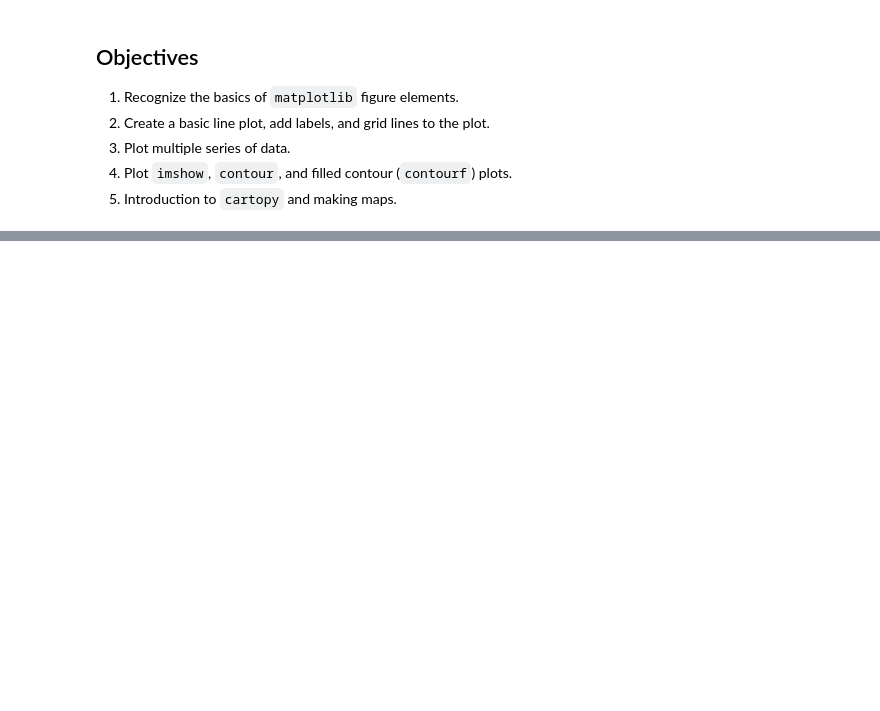
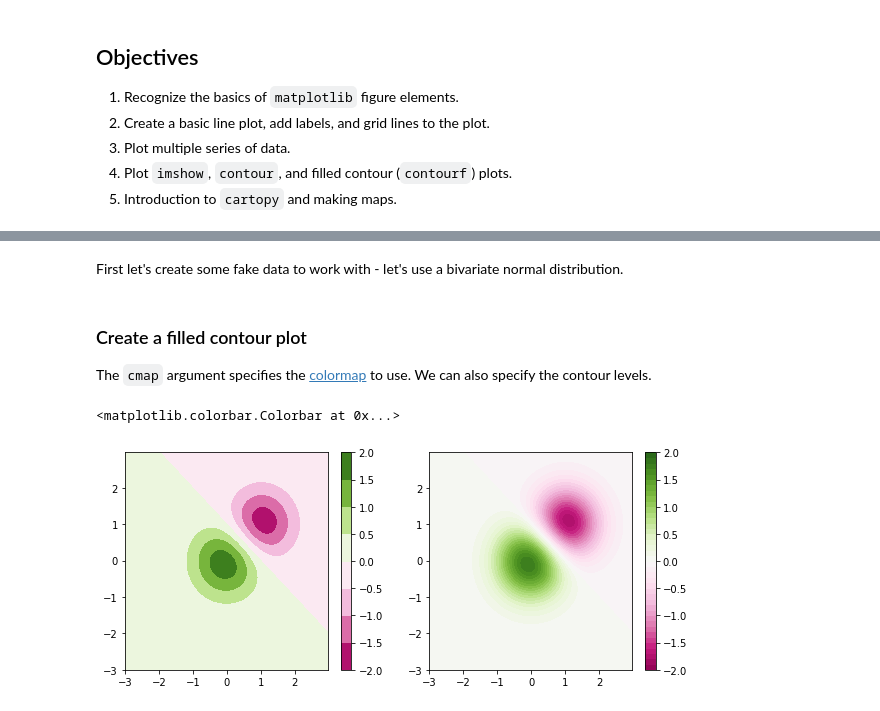
Before and after one commit to ncar-hackathons/hands-on-examples, a Jupyter notebook: presentations/visualization-I.ipynb, the cells around one changed output, grey strips where cells are left out. Drawn from its saved outputs; the diff is of its cells as text; code cells hidden in the pictures; blank space fills up the shorter version.

```diff
--- a/presentations/visualization-I.ipynb
+++ b/presentations/visualization-I.ipynb
@@ -62,0 +82,29 @@ fig
+# %% [markdown]
+First let's create some fake data to work with - let's use a bivariate normal distribution.
+# %%
+x = y = np.arange(-3.0, 3.0, 0.025)
+X, Y = np.meshgrid(x, y)
+Z1 = np.exp(-X**2 - Y**2)
+Z2 = np.exp(-(X - 1)**2 - (Y - 1)**2)
+Z = (Z1 - Z2) * 2
+# %% [markdown]
+### Create a filled contour plot
+
+The `cmap` argument specifies the
+[colormap](https://matplotlib.org/3.1.0/tutorials/colors/colormaps.html)
+to use. We can also specify the contour levels.
+# %%
+fig = plt.figure(figsize=(10, 4))
+
+dz = 0.5
+ax = fig.add_subplot(1, 2, 1)
+c1 = ax.contourf(X, Y, Z, cmap='PiYG', levels=np.arange(-2., 2+dz, dz))
+plt.colorbar(c1)
+
+dz = 0.1
+ax = fig.add_subplot(1, 2, 2)
+c2 = ax.contourf(X, Y, Z, cmap='PiYG', levels=np.arange(-2., 2+dz, dz))
+plt.colorbar(c2)
+# %% [output]
+<matplotlib.colorbar.Colorbar at 0x...>
+[figure, added]
```
Also changed, not shown: parts of 39 cells of this notebook, 5 other files.
